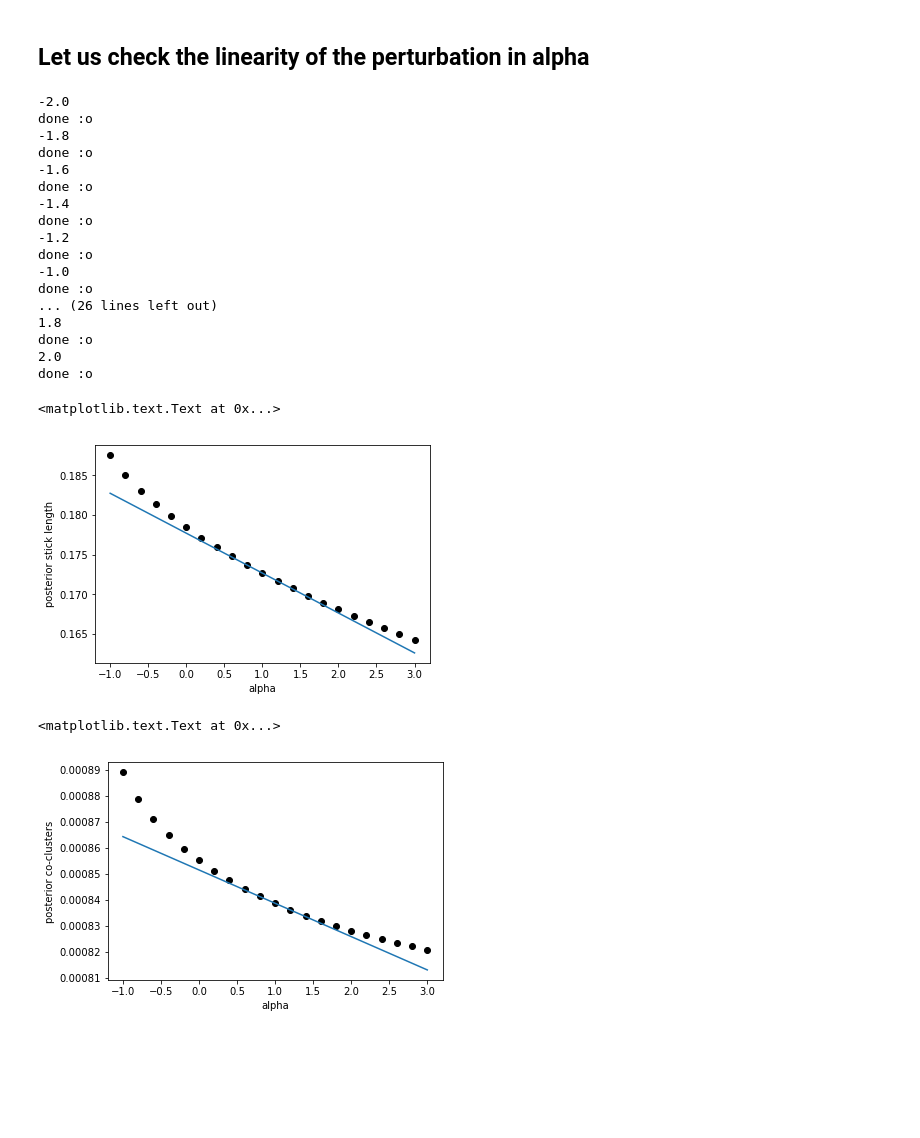
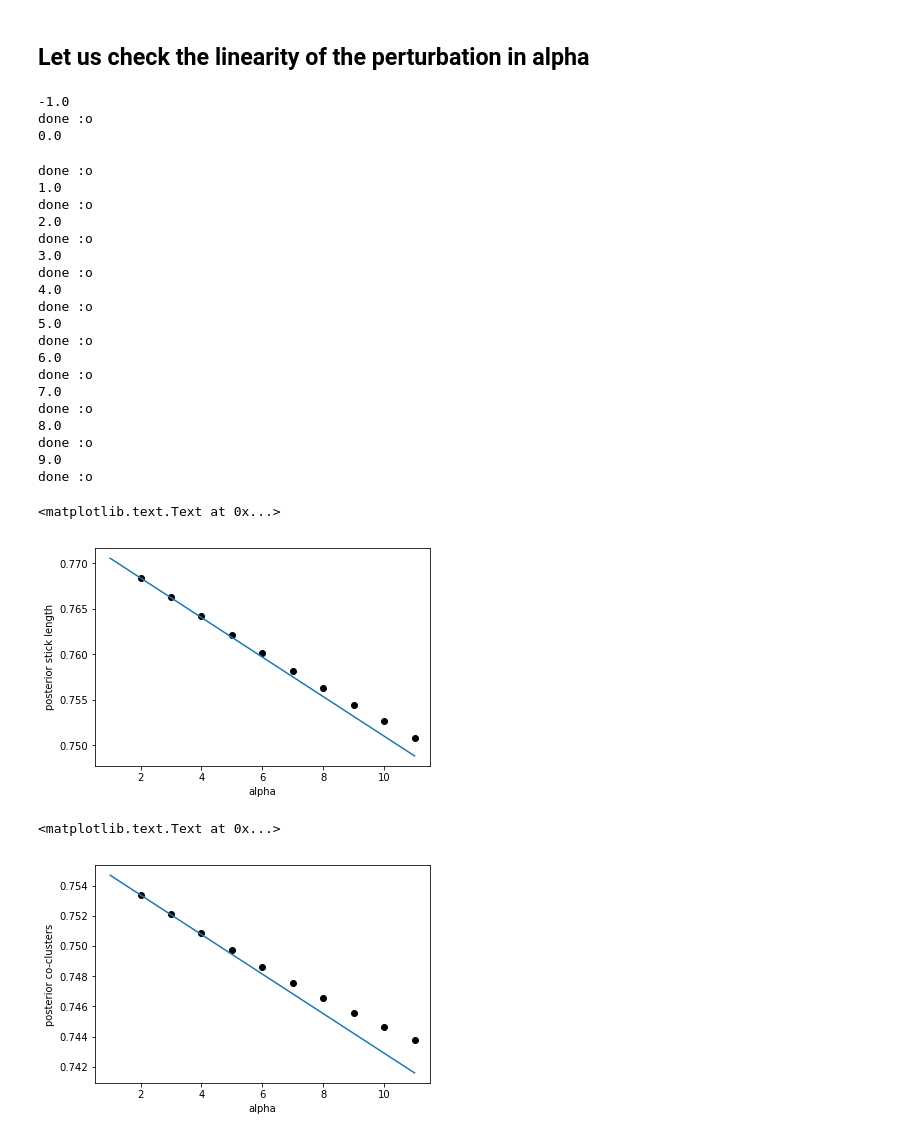
Before and after one commit to Runjing-Liu120/Variational_BNP_robustness, a Jupyter notebook: DP_mixture/DP_normal_mixture.ipynb, the cells around one changed output. Saved outputs shown, nothing was run; the diff lists cells and outputs as text; code cells hidden in the pictures; blank space fills up the shorter version.

```diff
--- a/DP_mixture/DP_normal_mixture.ipynb
+++ b/DP_mixture/DP_normal_mixture.ipynb
@@ -47,14 +48,14 @@ x, true_mu, true_z, true_pi = dp.draw_data(true_info_x, x_dim, k_true, num_obs)
 
 
 # prior parameters
-alpha = 10 # DP parameter
+alpha = 2.0 # DP parameter
 prior_mu = np.mean(x, axis = 0)
 prior_wishart_dof = x_dim
-prior_inv_wishart_scale = np.linalg.inv(true_info_x / prior_wishart_dof)
+prior_wishart_scale = true_info_x / prior_wishart_dof
 kappa = 0.001
 
 # variational truncation
-k_approx = 20
+k_approx = 10
 # %%
 # visualize the data
 plt.plot(x[:,0], x[:,1], 'k.')
@@ -218,8 +226,8 @@ from matplotlib.patches import Ellipse
 fig = plt.figure(0)
 ax = fig.add_subplot(111, aspect='equal')
 
-e_cov_x = cavi_results.vb_params['global']['inv_wishart_scale'].get() / \
-                cavi_results.vb_params['global']['wishart_dof'].get()
+e_cov_x = np.linalg.inv(cavi_results.vb_params['global']['wishart'].params['v'].get()) / \
+                cavi_results.vb_params['global']['wishart'].params['df'].get()
 
 lambda_, v = np.linalg.eig(e_cov_x)
 lambda_ = np.sqrt(lambda_)
@@ -597,7 +611,7 @@ so we see that the co-clustering of two data points which are close is more sens
 # %% [markdown]
 ## Let us check the linearity of the perturbation in alpha
 # %%
-epsilons = np.arange(-2.0, 2.2, 0.2) # the range for which we will perturb alpha
+epsilons = np.arange(-1.0, 10, 1.0) # the range for which we will perturb alpha
 
 results = np.zeros((len(epsilons), model.vb_params.free_size()))
 
@@ -618,23 +632,28 @@ for i in range(len(epsilons)):
 
     results[i, :] = model_perturbed.vb_params.get_free()
 # %% [output]
--2.0
-done :o
--1.8
-done :o
--1.6
-done :o
--1.4
-done :o
--1.2
-done :o
 -1.0
 done :o
-... (26 lines left out)
-1.8
-done :o
-2.0
-done :o
+0.0
+done :o
+1.0
+done :o
+2.0
+done :o
+3.0
+done :o
+4.0
+done :o
+5.0
+done :o
+6.0
+done :o
+7.0
+done :o
+8.0
+done :o
+9.0
+done :o
 # %%
 k_stick = 1
 
@@ -648,7 +667,7 @@ for i in range(len(epsilons)):
     perturbed_co_clusters[i] = np.dot(model.vb_params['local']['e_z'].get()[n1, :], \
                                 model.vb_params['local']['e_z'].get()[n2, :])
 # %%
-plt.plot(alpha + epsilons, perturbed_v_sticks, 'ko')
+plt.plot(alpha + epsilons[1:], perturbed_v_sticks[1:], 'ko')
 # plot the LRVB approximation
 x_axis = np.linspace(alpha + epsilons[0], alpha + epsilons[-1], 100)
 
@@ -658,18 +677,18 @@ plt.xlabel('alpha')
 plt.ylabel('posterior stick length')
 # %% [output]
 <matplotlib.text.Text at 0x...>
-[figure, old version]
+[figure, new version]
 # %%
-plt.plot(alpha + epsilons, perturbed_co_clusters, 'ko')
+plt.plot(alpha + epsilons[1:], perturbed_co_clusters[1:], 'ko')
 
 # plot the LRVB approximation
 x_axis = np.linspace(alpha + epsilons[0], alpha + epsilons[-1], 100)
 
 old_co_cluster = np.dot(newton_results.vb_params['local']['e_z'].get()[n1, :], \
                                 newton_results.vb_params['local']['e_z'].get()[n2, :])
 plt.plot(x_axis, lrvb_sens_co_cluster * (x_axis - alpha) + old_co_cluster)
 plt.xlabel('alpha')
 plt.ylabel('posterior co-clusters')
 # %% [output]
 <matplotlib.text.Text at 0x...>
-[figure, old version]
+[figure, new version]
```
Also changed, not shown: parts of 23 cells of this notebook, 3 other files.
